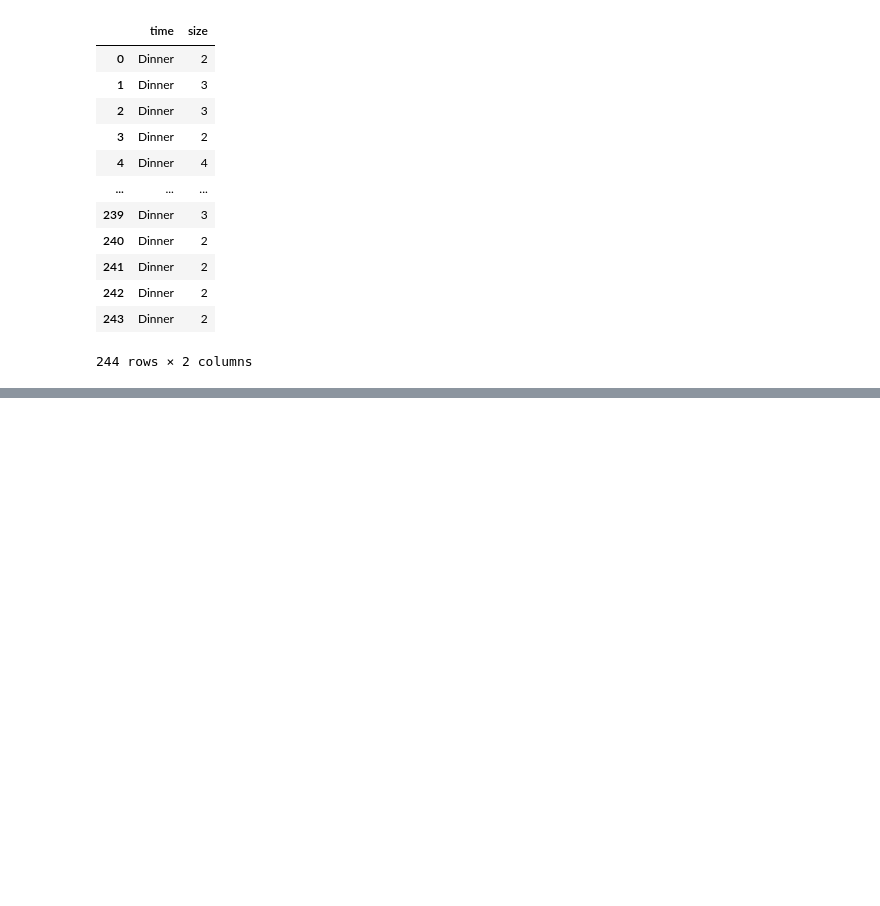
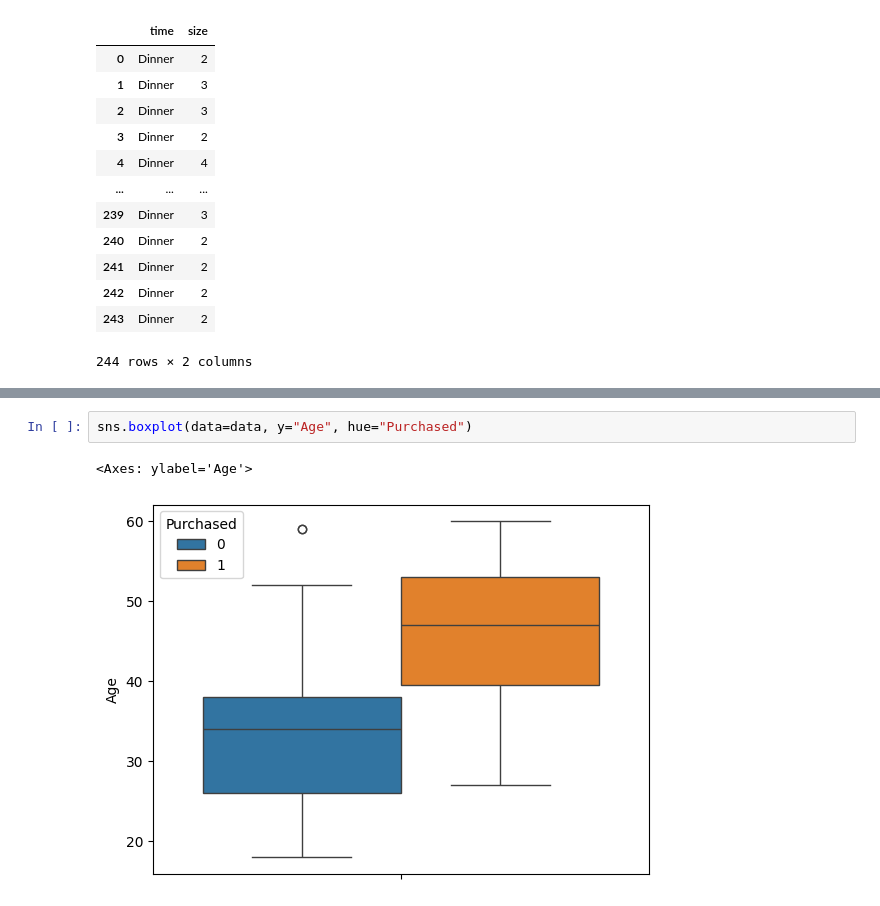
Before and after one commit to dustyshaw/machine-learning, a Jupyter notebook: notes/day7_naivebayes.ipynb, the cells around one changed output, grey strips where cells are left out. Cells and saved outputs as stored; diff of their text form; blank space fills up the shorter version.

```diff
--- a/notes/day7_naivebayes.ipynb
+++ b/notes/day7_naivebayes.ipynb
@@ -125,0 +191,5 @@ pd.get_dummies(data=data['time'])
+# %%
+sns.boxplot(data=data, y="Age", hue="Purchased")
+# %% [output]
+<Axes: ylabel='Age'>
+[figure, added]
```
Also changed, not shown: parts of 15 cells of this notebook, 1 other file.
